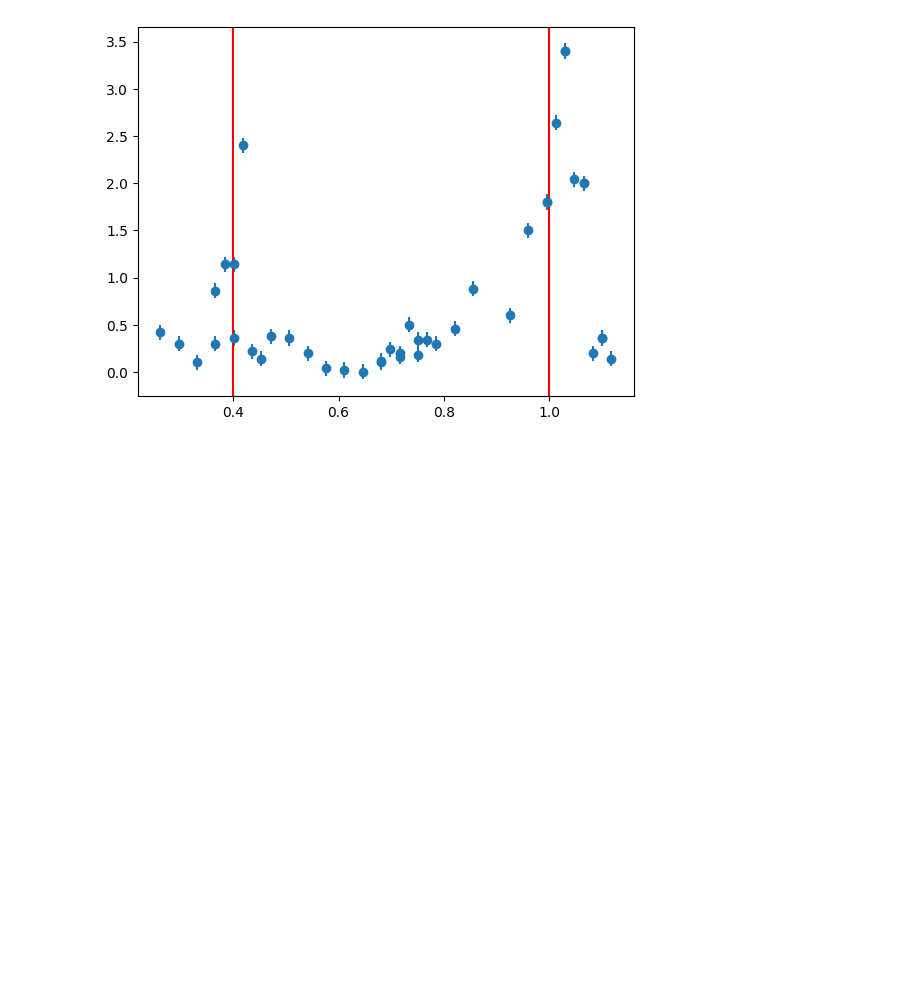
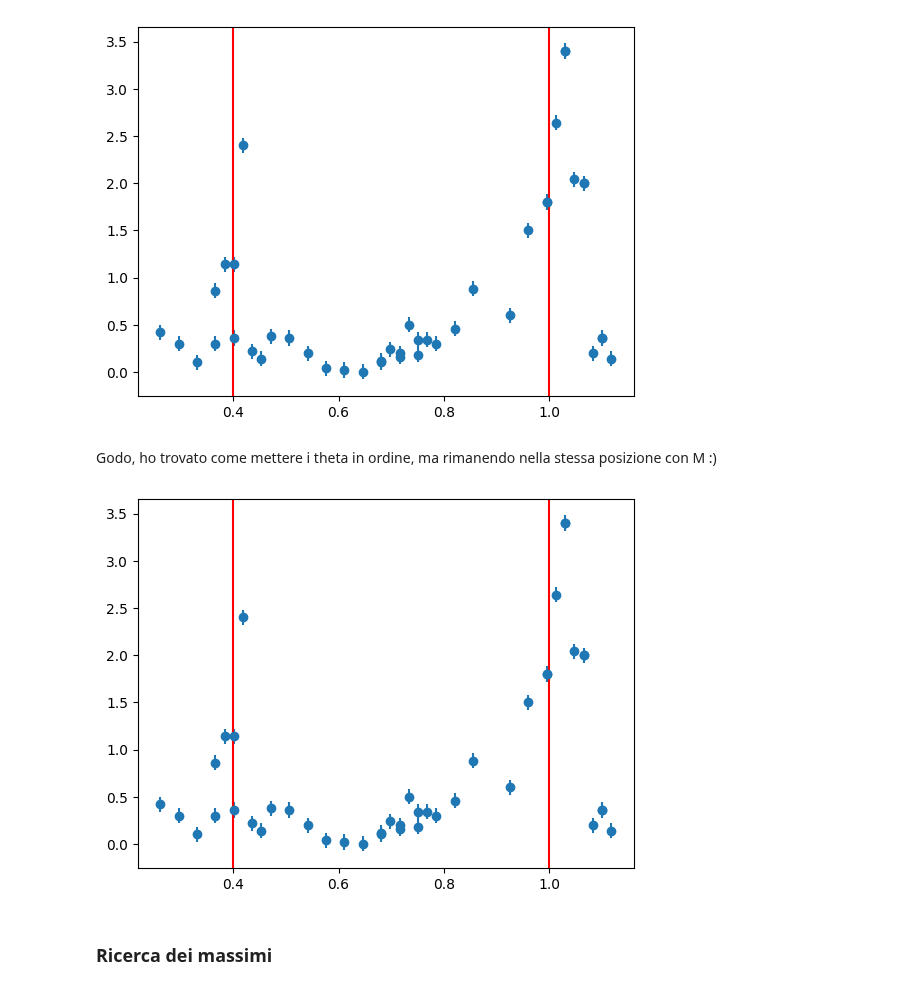
Before and after one commit to ARossiUnimib/Laboratorio-2---Gruppo-21-A.A.-2023-24, a Jupyter notebook: Notebooks/Microonde/Microonde.ipynb, the cells around one changed output. Cells and saved outputs as stored; diff of their text form; code cells hidden in the pictures; blank space fills up the shorter version.

```diff
--- a/Notebooks/Microonde/Microonde.ipynb
+++ b/Notebooks/Microonde/Microonde.ipynb
@@ -622,3 +400,16 @@ plt.axvline(1,0,1,color='r')
 plt.show()
 # %% [output]
 [figure]
+# %% [markdown]
+Godo, ho trovato come mettere i theta in ordine, ma rimanendo nella stessa posizione con M :)
+# %%
+theta_sorted, M_sorted = zip(*sorted(zip(theta, M)))
+
+plt.errorbar(theta_sorted, M_sorted, err_M, fmt='o')
+plt.axvline(0.4,0,1,color='r')
+plt.axvline(1,0,1,color='r')
+plt.show()
+# %% [output]
+[figure, added]
+# %% [markdown]
+### Ricerca dei massimi
```
Also changed, not shown: parts of 30 cells of this notebook.
